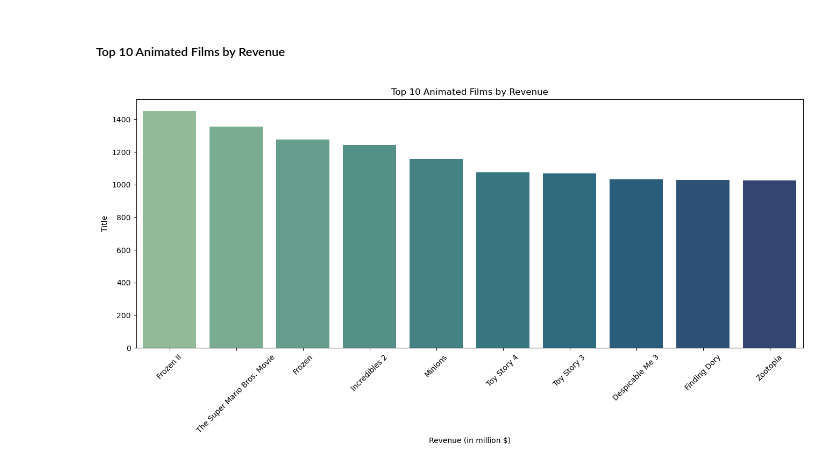
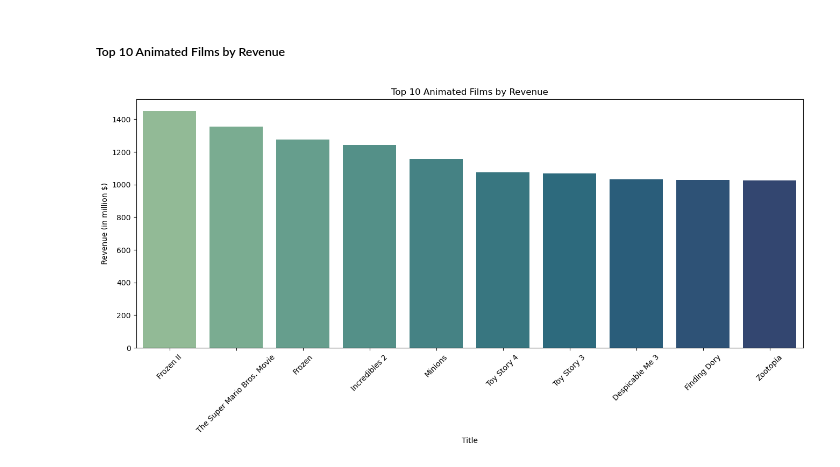
Before and after one commit to dridgw/Animated_Movies, a Jupyter notebook: animated_movies_eda.ipynb, the cells around one changed output. Saved outputs shown, nothing was run; the diff lists cells and outputs as text; code cells hidden in the pictures.

```diff
--- a/animated_movies_eda.ipynb
+++ b/animated_movies_eda.ipynb
@@ -348,14 +348,14 @@ plt.show()
 # %%
 df2 = df.sort_values(by='revenue',ascending=False).head(10)
 df2['revenue'] = df2['revenue'] / 1000000
 
 plt.figure(figsize=(16,6))
 sns.barplot(data=df2, x='title',y='revenue',palette="crest")
 plt.xticks(rotation=45)
-plt.xlabel('Revenue (in million $)')
-plt.ylabel('Title')
+plt.ylabel('Revenue (in million $)')
+plt.xlabel('Title')
 plt.title('Top 10 Animated Films by Revenue')
 plt.ticklabel_format(style='plain', axis='y')
 plt.show()
 # %% [output]
-[figure, old version]
+[figure, new version]
```
